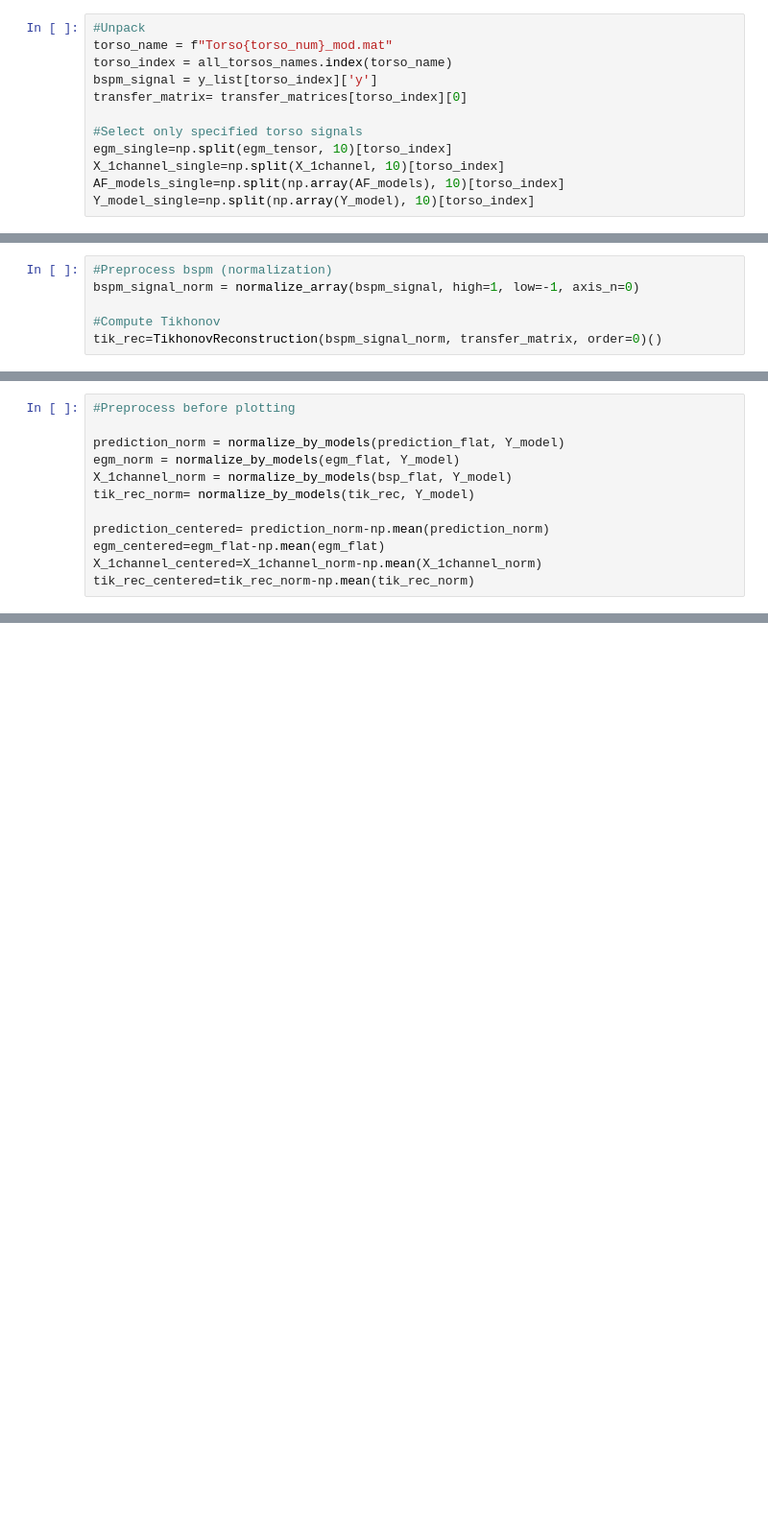
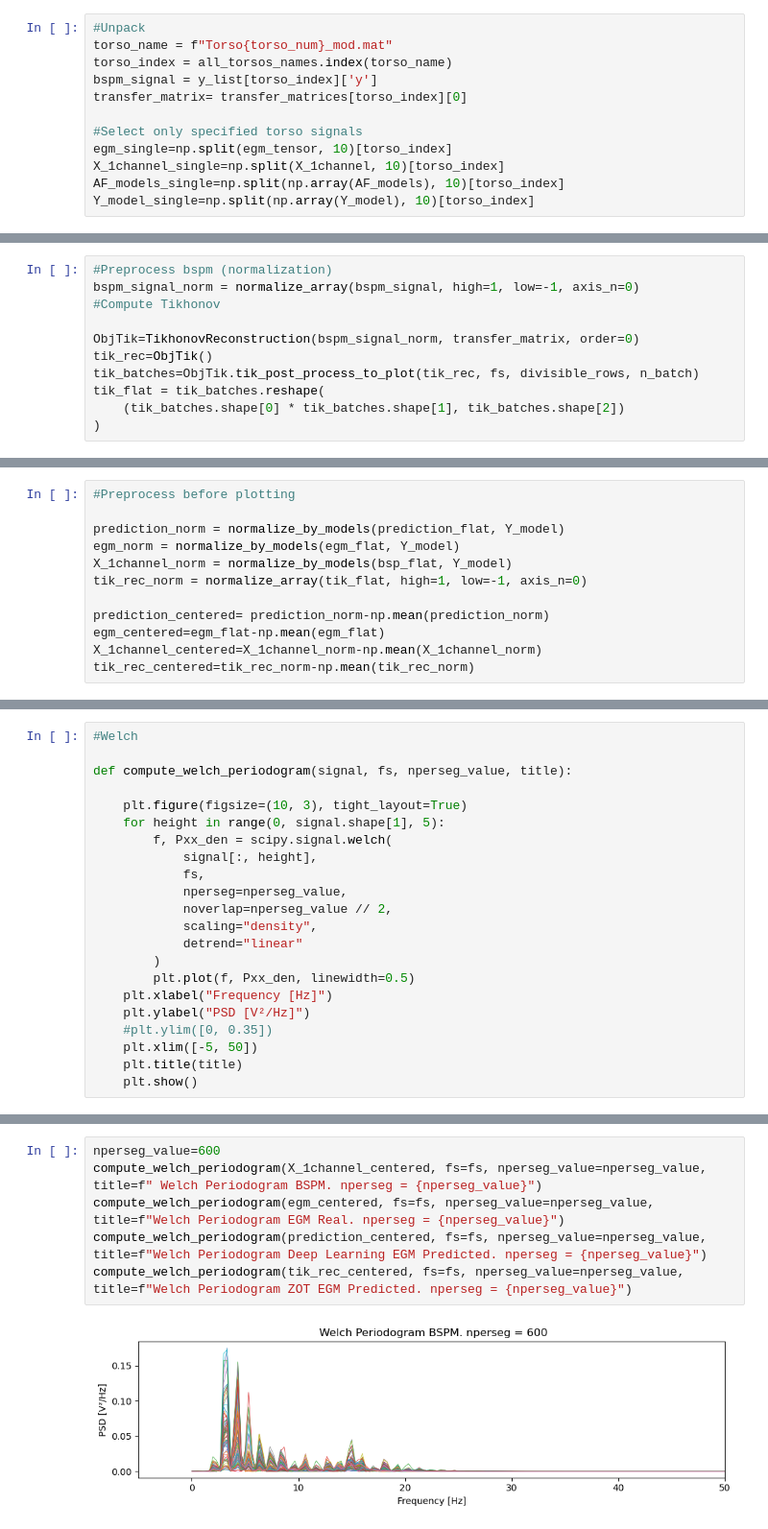
Before and after one commit to miriamgf/egm_reconstruction, a Jupyter notebook: Code/scripts/visualization/2d_plot_egm_bspm.ipynb, the cells around one changed output, grey strips where cells are left out. Shown at 96% size. Drawn from its saved outputs; the diff is of its cells as text; blank space fills up the shorter version.

```diff
--- a/Code/scripts/visualization/2d_plot_egm_bspm.ipynb
+++ b/Code/scripts/visualization/2d_plot_egm_bspm.ipynb
@@ -159,8 +190,13 @@ Y_model_single=np.split(np.array(Y_model), 10)[torso_index]
 # %%
 #Preprocess bspm (normalization)
 bspm_signal_norm = normalize_array(bspm_signal, high=1, low=-1, axis_n=0)
+#Compute Tikhonov
 
-#Compute Tikhonov
-tik_rec=TikhonovReconstruction(bspm_signal_norm, transfer_matrix, order=0)()
+ObjTik=TikhonovReconstruction(bspm_signal_norm, transfer_matrix, order=0)
+tik_rec=ObjTik()
+tik_batches=ObjTik.tik_post_process_to_plot(tik_rec, fs, divisible_rows, n_batch)
+tik_flat = tik_batches.reshape(
+    (tik_batches.shape[0] * tik_batches.shape[1], tik_batches.shape[2])
+)
 # %% [output]
 Computing Tikhonov
@@ -260,7 +231,7 @@ Computing inference
 prediction_norm = normalize_by_models(prediction_flat, Y_model)
 egm_norm = normalize_by_models(egm_flat, Y_model)
 X_1channel_norm = normalize_by_models(bsp_flat, Y_model)
-tik_rec_norm= normalize_by_models(tik_rec, Y_model)
+tik_rec_norm = normalize_array(tik_flat, high=1, low=-1, axis_n=0)
 
 prediction_centered= prediction_norm-np.mean(prediction_norm)
 egm_centered=egm_flat-np.mean(egm_flat)
@@ -268,0 +244,22 @@ tik_rec_centered=tik_rec_norm-np.mean(tik_rec_norm)
+# %%
+#Welch
+
+def compute_welch_periodogram(signal, fs, nperseg_value, title):
+
+    plt.figure(figsize=(10, 3), tight_layout=True)
+    for height in range(0, signal.shape[1], 5):
+        f, Pxx_den = scipy.signal.welch(
+            signal[:, height],
+            fs,
+            nperseg=nperseg_value,
+            noverlap=nperseg_value // 2,
+            scaling="density",
+            detrend="linear"
+        )
+        plt.plot(f, Pxx_den, linewidth=0.5)
+    plt.xlabel("Frequency [Hz]")
+    plt.ylabel("PSD [V²/Hz]")
+    #plt.ylim([0, 0.35])
+    plt.xlim([-5, 50])
+    plt.title(title)
+    plt.show()
@@ -268,0 +270,8 @@ tik_rec_centered=tik_rec_norm-np.mean(tik_rec_norm)
+# %%
+nperseg_value=600
+compute_welch_periodogram(X_1channel_centered, fs=fs, nperseg_value=nperseg_value, title=f" Welch Periodogram BSPM. nperseg = {nperseg_value}")
+compute_welch_periodogram(egm_centered, fs=fs, nperseg_value=nperseg_value, title=f"Welch Periodogram EGM Real. nperseg = {nperseg_value}")
+compute_welch_periodogram(prediction_centered, fs=fs, nperseg_value=nperseg_value, title=f"Welch Periodogram Deep Learning EGM Predicted. nperseg = {nperseg_value}")
+compute_welch_periodogram(tik_rec_centered, fs=fs, nperseg_value=nperseg_value, title=f"Welch Periodogram ZOT EGM Predicted. nperseg = {nperseg_value}")
+# %% [output]
+[figure, added]
```
Also changed, not shown: parts of 32 cells of this notebook, 29 other files.
